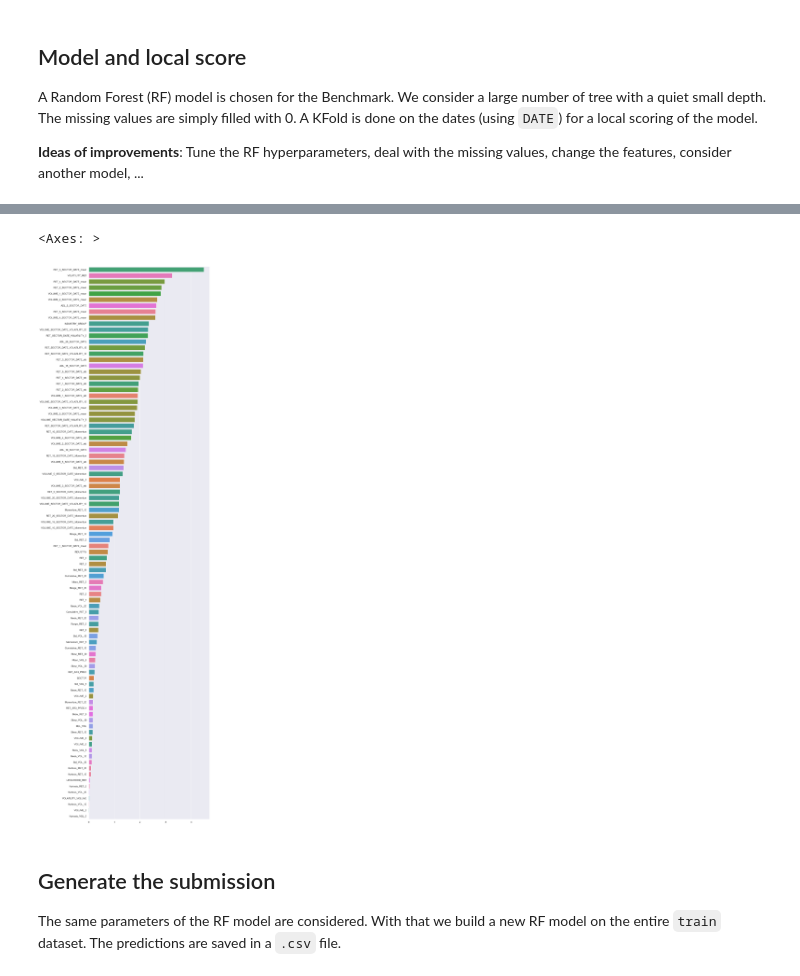
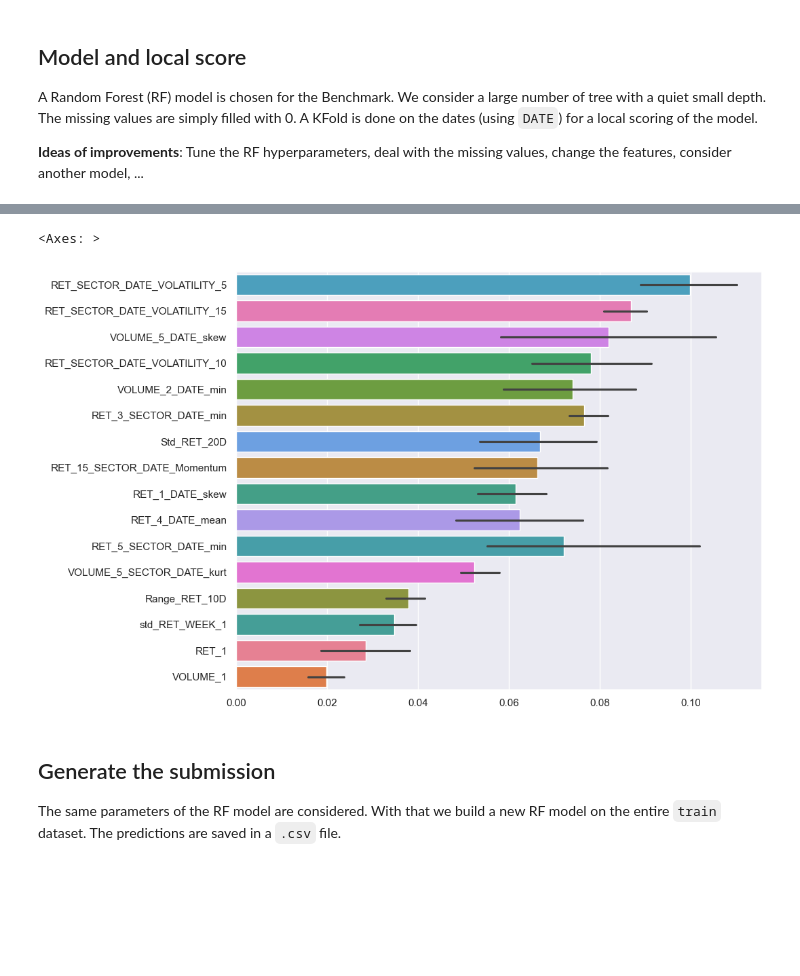
Before and after one commit to Bilg4me/QRT-2020, a Jupyter notebook: notebook_tuning.ipynb, the cells around one changed output, grey strips where cells are left out. Saved outputs shown, nothing was run; the diff lists cells and outputs as text; code cells hidden in the pictures; blank space fills up the shorter version.

Commit message:
Updated the feature selection and statistics files Tuning via optuna : new optimal parameters and training features found

```diff
--- a/notebook_tuning.ipynb
+++ b/notebook_tuning.ipynb
@@ -18,6 +19,7 @@ from sklearn.feature_selection import SelectKBest, mutual_info_classif, SelectFr
 # %% [markdown]
 ## Loading data
 # %%
-train = pd.read_csv('../train_extended.csv', index_col='ID')
-test = pd.read_csv('../test_extended.csv', index_col='ID')
+train = pd.read_parquet('../train_extended.parquet')
+test = pd.read_parquet('../test_extended.parquet')
+
 x_train, y_train = train.drop('RET', axis=1), train['RET']
@@ -71,0 +54,3 @@ len(features)
+# %%
+features = pd.read_hdf('features_selection.h5', key='features_s').to_list()
+len(features), features
@@ -97,20 +153,23 @@ A Random Forest (RF) model is chosen for the Benchmark. We consider a large numb
 
 **Ideas of improvements**: Tune the RF hyperparameters, deal with the missing values, change the features, consider another model, ...
 # %%
+# Final model
+
 X_train = train[features]
 
+# Define the model with the best hyperparameters
+tuned_model = RandomForestClassifier(**study.best_params, n_jobs=-1)
+
 # A quiet large number of trees with low depth to prevent overfits
-
 train_dates = train['DATE'].unique()
 test_dates = test['DATE'].unique()
 
 n_splits = 4
 scores = []
 models = []
-base_model = CatBoostClassifier(depth=6, iterations=900,  early_stopping_rounds=100,  verbose=0, task_type='GPU', cat_features=categorical_features)
 
 splits = KFold(n_splits=n_splits, random_state=0,
-               shuffle=True).split(train_dates)
+               shuffle=True).split(train_dates) # Generates the splits of the indexes to use as train / test
 
 for i, (local_train_dates_ids, local_test_dates_ids) in enumerate(splits):
     local_train_dates = train_dates[local_train_dates_ids]
@@ -124,11 +183,8 @@ for i, (local_train_dates_ids, local_test_dates_ids) in enumerate(splits):
     X_local_test = X_train.loc[local_test_ids]
     y_local_test = y_train.loc[local_test_ids]
 
-    X_local_train = X_local_train.fillna(0)
-    X_local_test = X_local_test.fillna(0)
-
-    model = base_model
-    model.fit(X_local_train, y_local_train)
+    model = clone(tuned_model)
+    model.fit(X_local_train, y_local_train.values.reshape(-1))
 
     y_local_pred = model.predict_proba(X_local_test)[:, 1]
 
@@ -163,11 +228,11 @@ print(f'Accuracy: {np.mean(score)*100:.2f}% (+- {np.std(score)*100:.2f})')
 # %%
 feature_importances = pd.DataFrame([model.feature_importances_ for model in models], columns=features)
 
 sns.set(rc={'figure.figsize':(10,len(features)//2)})
-sns.barplot(data=feature_importances, orient='h', order=feature_importances.mean().sort_values(ascending=False).index )
+sns.barplot(data=feature_importances, orient='h', order=feature_importances.median().sort_values(ascending=False).index )
 # %% [output]
 <Axes: >
-[figure, old version]
+[figure, new version]
 # %% [markdown]
 ## Generate the submission
 
```
Also changed, not shown: parts of 17 cells of this notebook, 5 other files.
